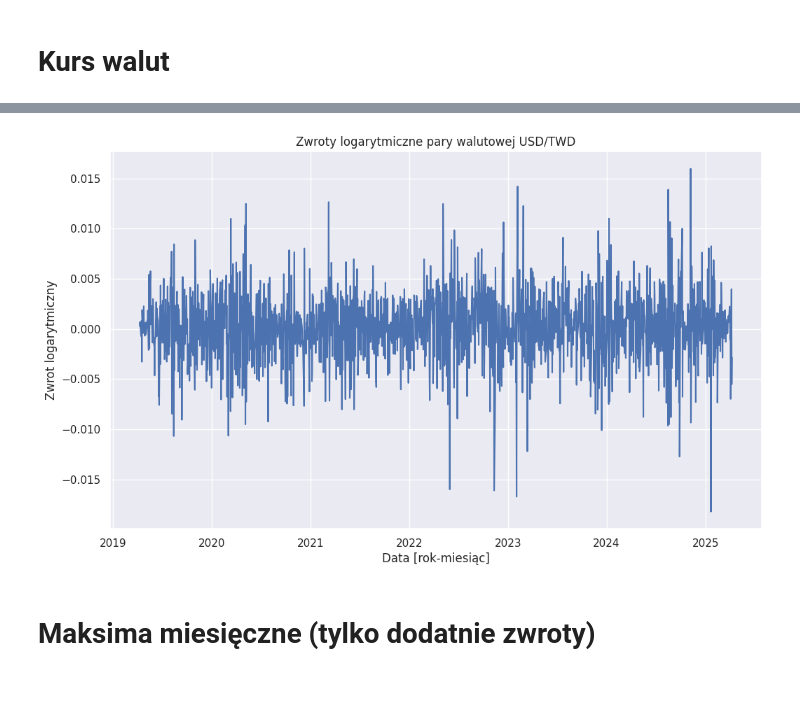
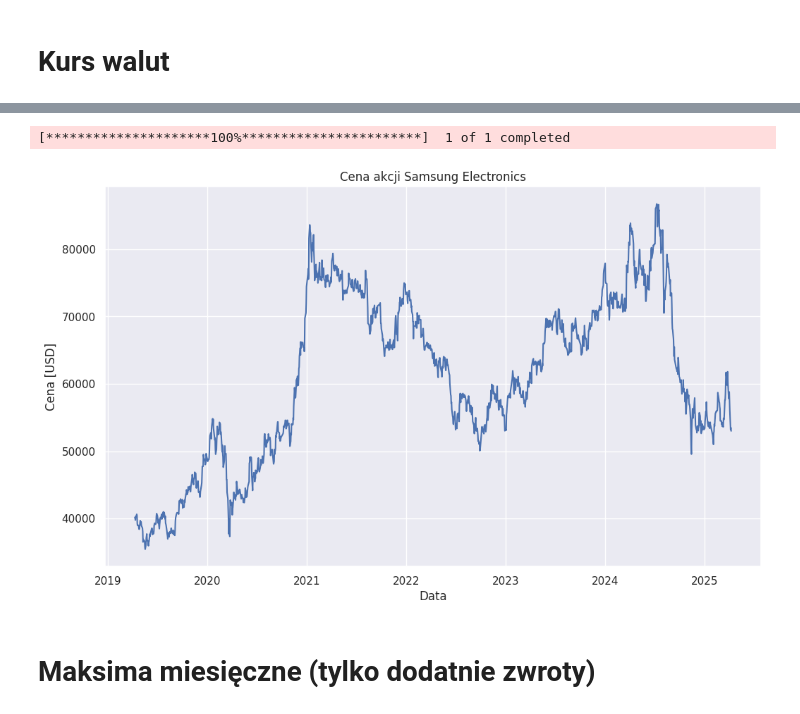
Before and after one commit to mathieuboro/nvidia_risk_management, a Jupyter notebook: maks.ipynb, the cells around one changed output, grey strips where cells are left out. Saved outputs shown, nothing was run; the diff lists cells and outputs as text; code cells hidden in the pictures; blank space fills up the shorter version.

```diff
--- a/maks.ipynb
+++ b/maks.ipynb
@@ -32,14 +34,18 @@ plt.show()
+# %%
+samsung = yf.download('005930.KS', period='6y')['Close']
+
+plt.plot(samsung)
+plt.title('Cena akcji Samsung Electronics')
+plt.ylabel('Cena [USD]')
+plt.xlabel('Data')
+plt.grid(True)
+plt.show()
+# %% [output]
+[*********************100%***********************]  1 of 1 completed
+[figure, added]
 # %%
-log_returns_usd_twd = np.log(usd_twd / usd_twd.shift(1)).dropna()
-
-plt.plot(log_returns_usd_twd)
-plt.title('Zwroty logarytmiczne pary walutowej USD/TWD')
-plt.ylabel('Zwrot logarytmiczny')
-plt.xlabel('Data [rok-miesiąc]')
-plt.grid(True)
-plt.show()
+log_returns_tsmc = np.log(tsmc_data / tsmc_data.shift(1)).dropna() * 100
+log_returns_samsung = np.log(samsung / samsung.shift(1)).dropna() * 100
-# %% [output]
-[figure, removed]
 # %% [markdown]
 # Maksima miesięczne (tylko dodatnie zwroty)
 # %%
```
Also changed, not shown: parts of 28 cells of this notebook.
